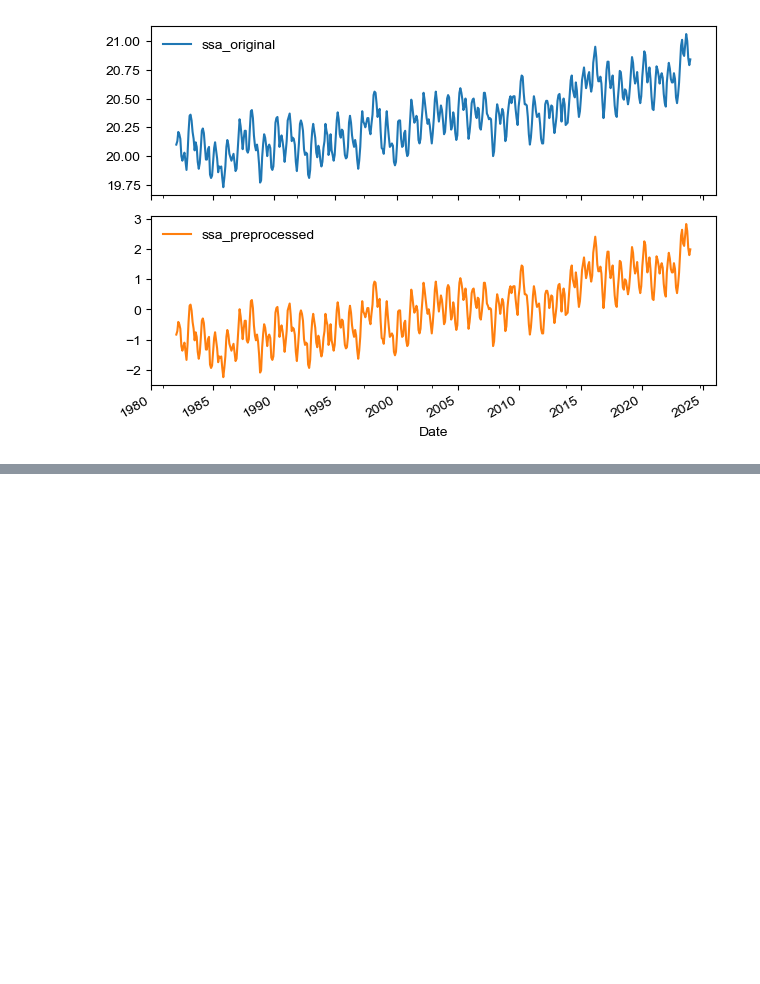
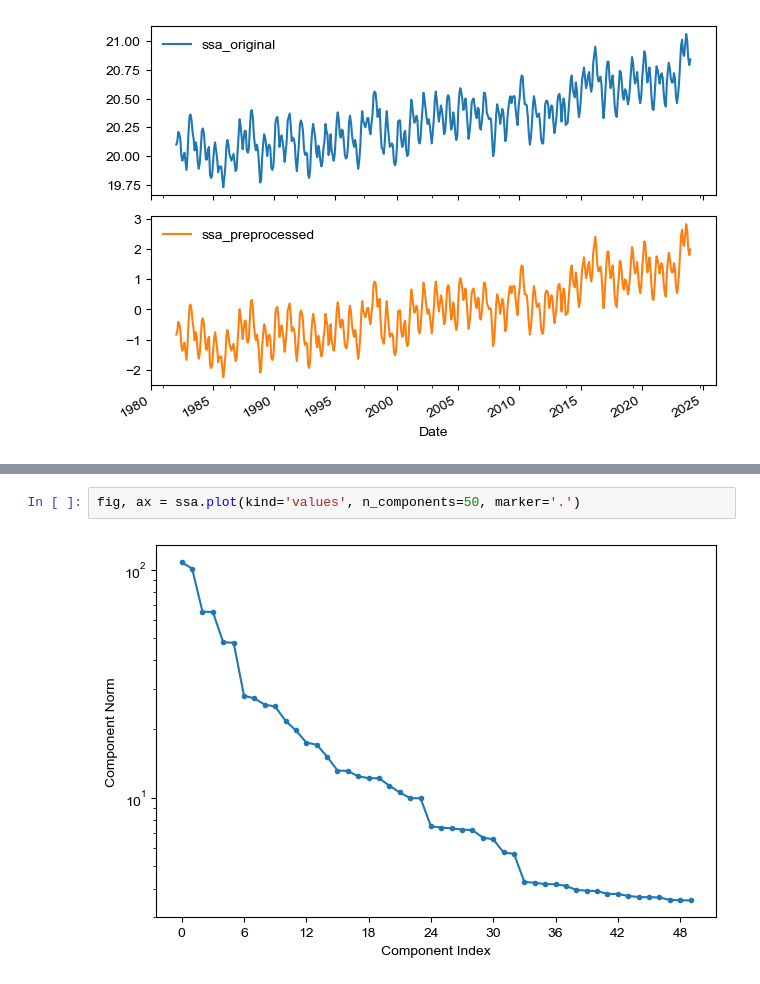
Before and after one commit to ADSCIAN/ssalib, a Jupyter notebook: notebooks/01_basic_ssa_introduction.ipynb, the cells around one changed output, grey strips where cells are left out. Saved outputs shown, nothing was run; the diff lists cells and outputs as text; blank space fills up the shorter version.

```diff
--- a/notebooks/01_basic_ssa_introduction.ipynb
+++ b/notebooks/01_basic_ssa_introduction.ipynb
@@ -178,0 +221,4 @@ Length: 504, dtype: float64
+# %%
+fig, ax = ssa.plot(kind='values', n_components=50, marker='.')
+# %% [output]
+[figure, added]
```
Also changed, not shown: parts of 11 cells of this notebook.
